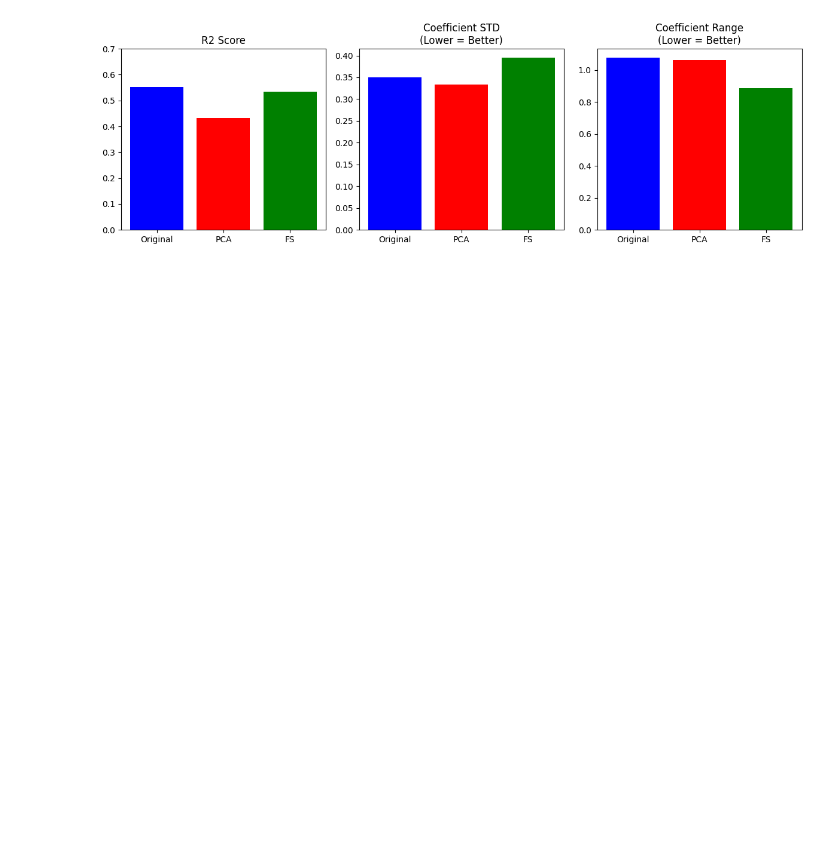
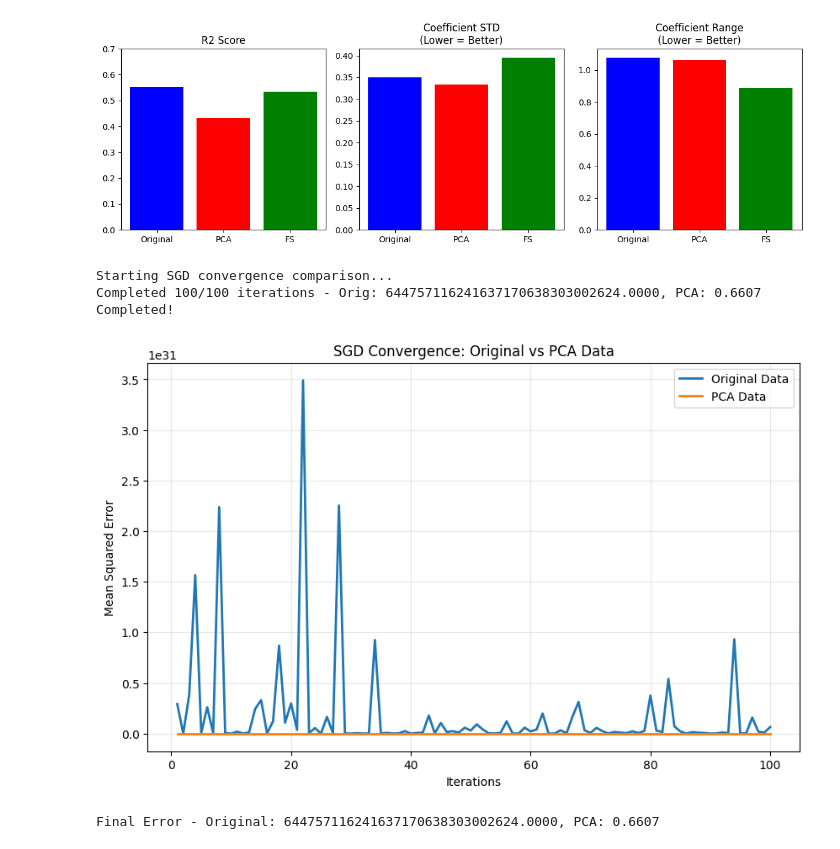
Before and after one commit to Rezarsa82/feature-optimization-impact, a Jupyter notebook: feature_optimization.ipynb, the cells around one changed output. Cells and saved outputs as stored; diff of their text form; code cells hidden in the pictures; blank space fills up the shorter version.

```diff
--- a/feature_optimization.ipynb
+++ b/feature_optimization.ipynb
@@ -350,3 +342,55 @@ plt.savefig('regression_comparison.png')
 plt.show()
 # %% [output]
 [figure]
+# %%
+from sklearn.linear_model import SGDRegressor
+from sklearn.metrics import mean_squared_error
+import matplotlib.pyplot as plt
+import numpy as np
+
+from sklearn.preprocessing import StandardScaler
+
+def compare_sgd_convergence(X_original, X_pca, y, max_iter=100):
+    errors_original = []
+    errors_pca = []
+
+    for i in range(1, max_iter + 1):
+        sgd_original = SGDRegressor(max_iter=i, random_state=42, tol=None)
+        sgd_pca = SGDRegressor(max_iter=i, random_state=42, tol=None)
+
+        sgd_original.fit(X_original, y)
+        sgd_pca.fit(X_pca, y)
+
+        error_original = mean_squared_error(y, sgd_original.predict(X_original))
+        error_pca = mean_squared_error(y, sgd_pca.predict(X_pca))
+
+        errors_original.append(error_original)
+        errors_pca.append(error_pca)
+
+        if i % 100 == 0:
+            print(f"Completed {i}/{max_iter} iterations - Orig: {error_original:.4f}, PCA: {error_pca:.4f}")
+
+    return errors_original, errors_pca
+
+print("Starting SGD convergence comparison...")
+errors_orig, errors_pca = compare_sgd_convergence(housing_df_drop_tar, housing_df__pca, housing_df['target'])
+print("Completed!")
+
+plt.figure(figsize=(10, 6))
+plt.plot(range(1, 101), errors_orig, label='Original Data', linewidth=2)
+plt.plot(range(1, 101), errors_pca, label='PCA Data', linewidth=2)
+plt.xlabel('Iterations')
+plt.ylabel('Mean Squared Error')
+plt.title('SGD Convergence: Original vs PCA Data')
+plt.legend()
+plt.grid(True, alpha=0.3)
+plt.savefig('sgd_convergence.png', dpi=300, bbox_inches='tight')
+plt.show()
+
+print(f"Final Error - Original: {errors_orig[-1]:.4f}, PCA: {errors_pca[-1]:.4f}")
+# %% [output]
+Starting SGD convergence comparison...
+Completed 100/100 iterations - Orig: 644757116241637170638303002624.0000, PCA: 0.6607
+Completed!
+[figure, added]
+Final Error - Original: 644757116241637170638303002624.0000, PCA: 0.6607
```
Also changed, not shown: parts of 3 cells of this notebook.
